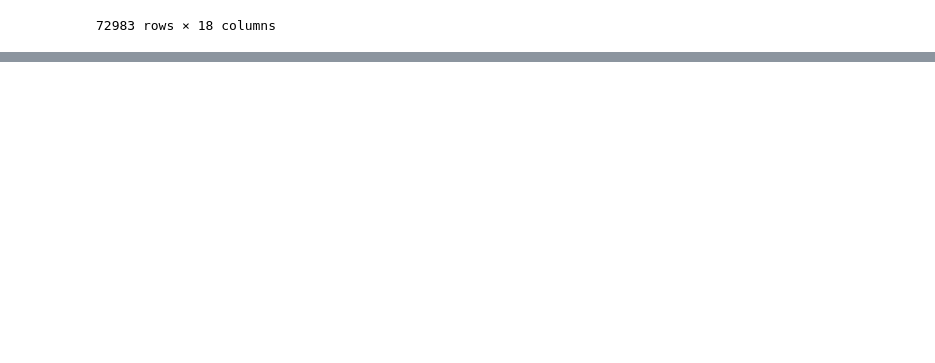
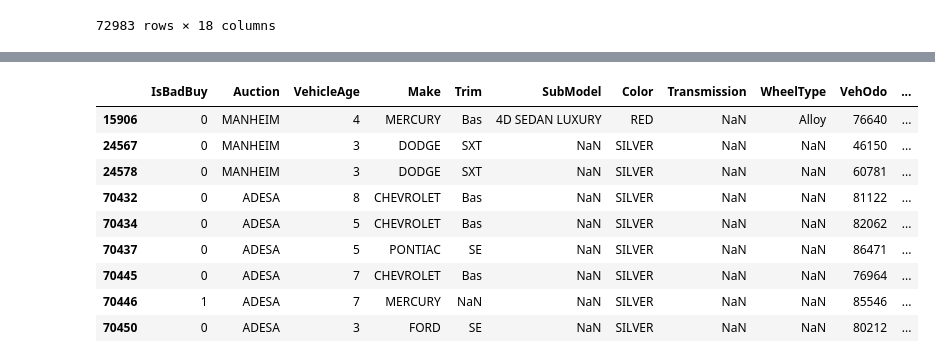
Before and after one commit to NemanjaGojkovic/Predikcija_pogodnosti_kupovine_automobila, a Jupyter notebook: masinsko-ucenje-3-domaci.ipynb, the cells around one changed output, grey strips where cells are left out. Cells and saved outputs as stored; diff of their text form; code cells hidden in the pictures; blank space fills up the shorter version.

```diff
--- a/masinsko-ucenje-3-domaci.ipynb
+++ b/masinsko-ucenje-3-domaci.ipynb
@@ -354,0 +403,12 @@ car_data
+# %%
+car_data.iloc[10888,10]='AMERICAN'
+car_data.iloc[25169,10]='AMERICAN'
+car_data.iloc[37986,10]='OTHER ASIAN'
+car_data.iloc[69948,10]='AMERICAN'
+car_data.iloc[69958,10]='AMERICAN'
+# %%
+car_data.iloc[10888,11]='LARGE TRUCK'
+car_data.iloc[25169,11]='MEDIUM SUV'
+car_data.iloc[37986,11]='MEDIUM'
+car_data.iloc[69948,11]='SMALL SUV'
+car_data.iloc[69958,11]='SMALL SUV'
@@ -354,0 +433,15 @@ car_data
+# %%
+car_data.loc[car_data.Color.isna(), 'Color']='SILVER'
+# %%
+car_data[car_data.Transmission.isna()]
+# %% [output]
+|  | IsBadBuy | Auction | VehicleAge | Make | Trim | SubModel | Color | Transmission | WheelType | VehOdo | ... |
+| 15906 | 0 | MANHEIM | 4 | MERCURY | Bas | 4D SEDAN LUXURY | RED | NaN | Alloy | 76640 | ... |
+| 24567 | 0 | MANHEIM | 3 | DODGE | SXT | NaN | SILVER | NaN | NaN | 46150 | ... |
+| 24578 | 0 | MANHEIM | 3 | DODGE | SXT | NaN | SILVER | NaN | NaN | 60781 | ... |
+| 70432 | 0 | ADESA | 8 | CHEVROLET | Bas | NaN | SILVER | NaN | NaN | 81122 | ... |
+| 70434 | 0 | ADESA | 5 | CHEVROLET | Bas | NaN | SILVER | NaN | NaN | 82062 | ... |
+| 70437 | 0 | ADESA | 5 | PONTIAC | SE | NaN | SILVER | NaN | NaN | 86471 | ... |
+| 70445 | 0 | ADESA | 7 | CHEVROLET | Bas | NaN | SILVER | NaN | NaN | 76964 | ... |
+| 70446 | 1 | ADESA | 7 | MERCURY | NaN | NaN | SILVER | NaN | NaN | 85546 | ... |
+| 70450 | 0 | ADESA | 3 | FORD | SE | NaN | SILVER | NaN | NaN | 80212 | ... |
```
Also changed, not shown: parts of 19 cells of this notebook.
